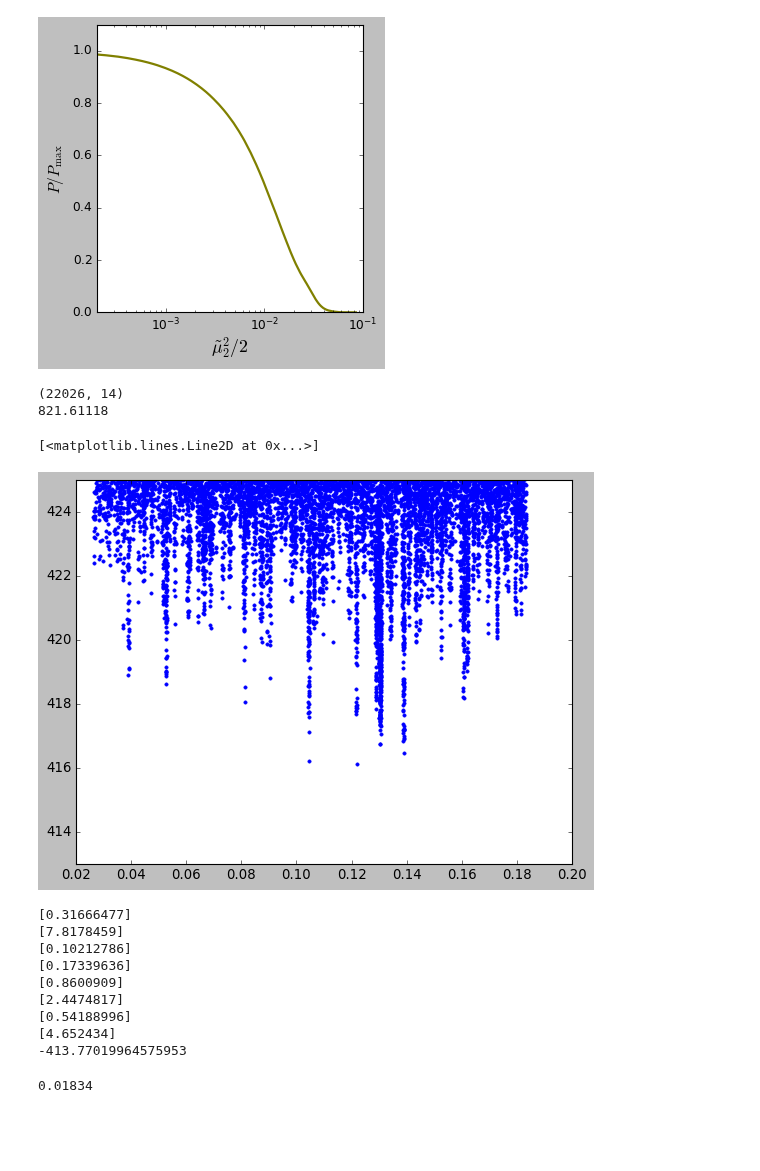
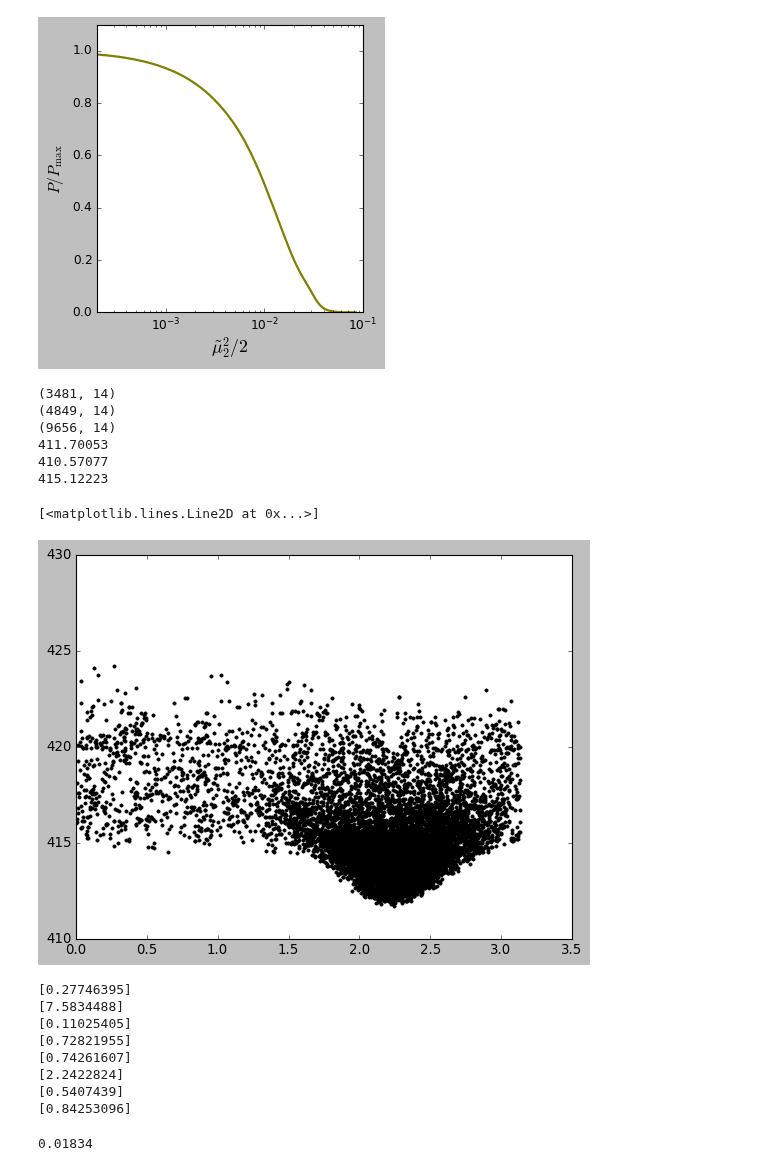
Before and after one commit to SaeedAnsarifard/NeuMod, a Jupyter notebook: Tutorial_MCMC.ipynb, the cells around one changed output. Saved outputs shown, nothing was run; the diff lists cells and outputs as text; code cells hidden in the pictures; blank space fills up the shorter version.

```diff
--- a/Tutorial_MCMC.ipynb
+++ b/Tutorial_MCMC.ipynb
@@ -288,40 +284,59 @@ for conf, lim1, lim2, lim3, lim4 in zip(gd_sample.contours, lims1,lims2,lims3,li
     print('delta %s%% lower: %.2f upper: %.2f (%s)'%(conf, lim3.lower, lim3.upper, lim3.limitType()))
     print('####################')
 # %%
-chi2_samp = np.loadtxt('output8_7/run_info.1.txt')
+chi2_samp_hi = np.loadtxt('output8_9/run_info.1.txt')
+chi2_samp_lo = np.loadtxt('output8_91/run_info.1.txt')
+chi2_samp_me = np.loadtxt('output8_7/run_info.1.txt')
+
+
+chi2_samp = np.loadtxt('output9_1/run_info.1.txt')
+print(chi2_samp_hi.shape)
+print(chi2_samp_lo.shape)
 print(chi2_samp.shape)
 
 
-print(np.min(chi2_samp[:,12]))
+print(np.min(chi2_samp[:,1]))
+print(np.min(chi2_samp_hi[:,1]))
+print(np.min(chi2_samp_lo[:,1]))
 # %% [output]
-(22026, 14)
-821.61118
+(3481, 14)
+(4849, 14)
+(9656, 14)
+411.70053
+410.57077
+415.12223
 # %%
-cond = (chi2_samp[:,9] >= 1) & (chi2_samp[:,9] <= 7)
+cond = (chi2_samp_hi[:,9] >= 1) & (chi2_samp_hi[:,9] <= 7)
+cond_lo = (chi2_samp_lo[:,9] >= 0.7) & (chi2_samp_lo[:,9] <= 3)
 
 plt.rcParams['axes.formatter.useoffset'] = False
-plt.ylim(413,425)
+plt.ylim(410,430)
 
-plt.plot(2 * chi2_samp[cond,9] * 1.31 * 1e-2, chi2_samp[cond,1],'.')
-#plt.plot(chi2_samp[cond,4], chi2_samp[cond,1] ,'.')
+#plt.plot(2 * chi2_samp_hi[cond,9] * 1.31 * 1e-2, chi2_samp_hi[cond,1],'b.')
+#plt.plot(2 * chi2_samp_lo[:,9] * 1.31 * 1e-2, chi2_samp_lo[:,1],'b.')
+
+
+plt.plot(chi2_samp[:,7], chi2_samp[:,1] ,'k.')
+#plt.plot(chi2_samp_me[:,4], chi2_samp_me[:,1] ,'r.')
+#plt.plot(chi2_samp_hi[cond,4], chi2_samp_hi[cond,1] ,'b.')
+#plt.plot(chi2_samp_lo[cond_lo,4], chi2_samp_lo[cond_lo,1] ,'g.')
 # %% [output]
 [<matplotlib.lines.Line2D at 0x...>]
-[figure, old version]
+[figure, new version]
 # %%
 a = []
 for i in range(2,10):
-    print(chi2_samp[cond,i][chi2_samp[cond,1] == np.min(chi2_samp[cond,1])])
-    a.append(chi2_samp[cond,i][chi2_samp[cond,1] == np.min(chi2_samp[cond,1])][0])
+    print(chi2_samp[:,i][chi2_samp[:,1] == np.min(chi2_samp[:,1])])
+    #a.append(chi2_samp_lo[cond_lo,i][chi2_samp_lo[cond_lo,1] == np.min(chi2_samp_lo[cond_lo,1])][0])
 
-print(LogLikelihood(a[0], a[1], a[7], a[2], a[3], a[4], a[5], a[6]))
+#print(LogLikelihood(a[0], a[1], a[7], a[2], a[3], a[4], a[5], a[6]))
 # %% [output]
-[0.31666477]
-[7.8178459]
-[0.10212786]
-[0.17339636]
-[0.8600909]
-[2.4474817]
-[0.54188996]
-[4.652434]
--413.77019964575953
+[0.27746395]
+[7.5834488]
+[0.11025405]
+[0.72821955]
+[0.74261607]
+[2.2422824]
+[0.5407439]
+[0.84253096]
 # %%
```
Also changed, not shown: parts of 3 cells of this notebook, 52 other files.
